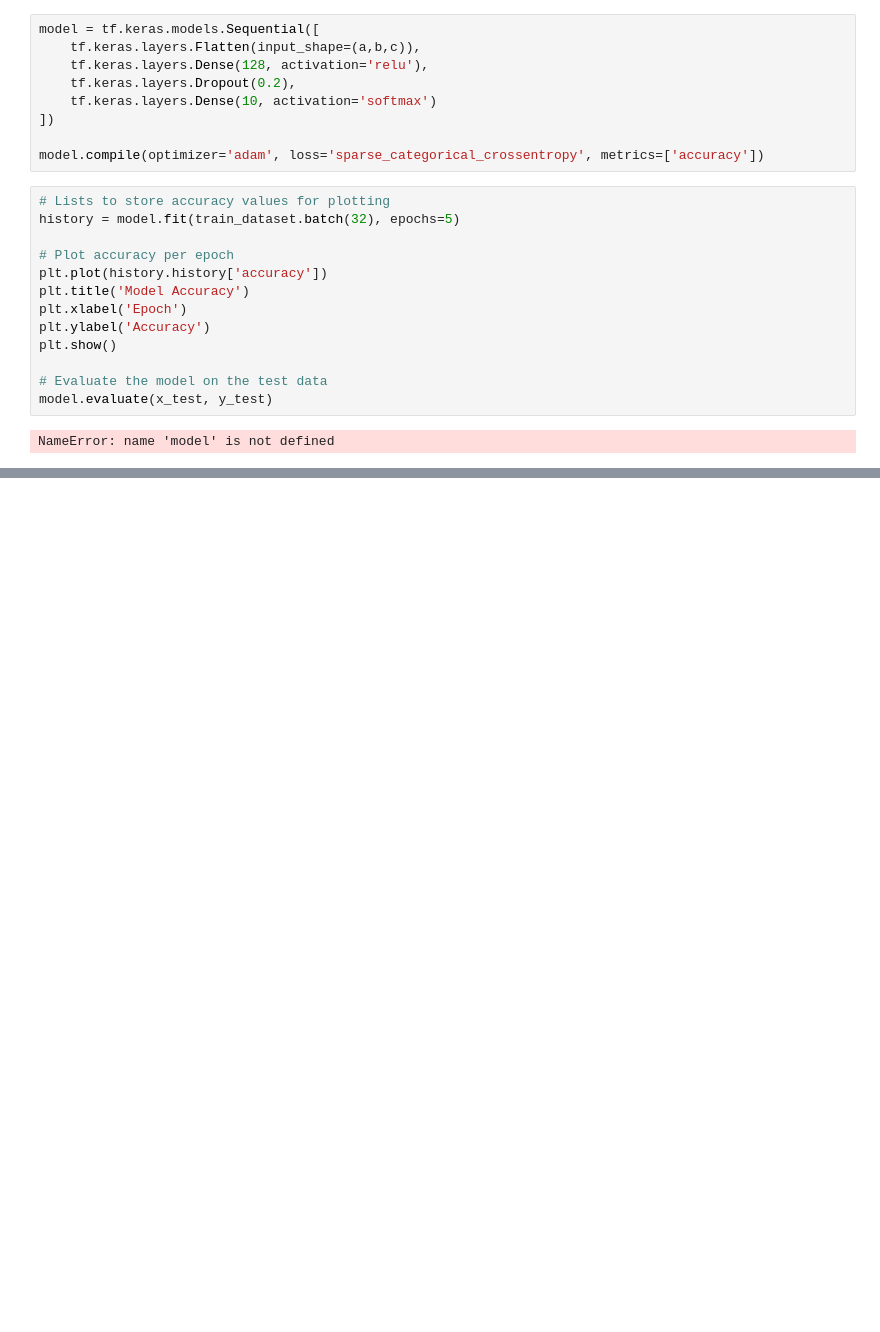
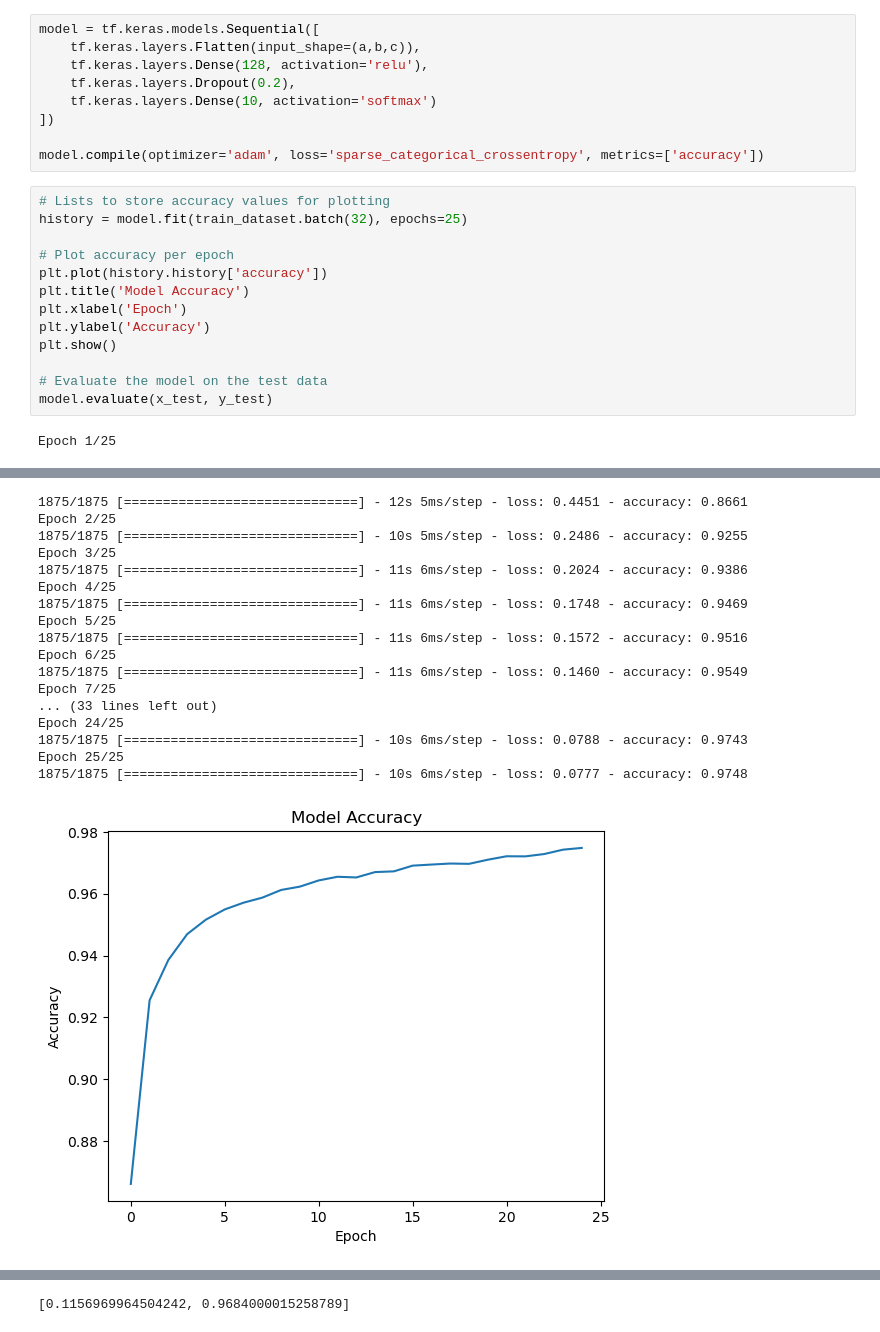
Before and after one commit to Eniark698/Machine-Learning, a Jupyter notebook: Project_svd+cnn/mnist-dataset-without-svd.ipynb, the cells around one changed output, grey strips where cells are left out. Cells and saved outputs as stored; diff of their text form; blank space fills up the shorter version.

```diff
--- a/Project_svd+cnn/mnist-dataset-without-svd.ipynb
+++ b/Project_svd+cnn/mnist-dataset-without-svd.ipynb
@@ -50,7 +81,7 @@ model = tf.keras.models.Sequential([
 model.compile(optimizer='adam', loss='sparse_categorical_crossentropy', metrics=['accuracy'])
 # %%
 # Lists to store accuracy values for plotting
-history = model.fit(train_dataset.batch(32), epochs=5)
+history = model.fit(train_dataset.batch(32), epochs=25)
 
 # Plot accuracy per epoch
 plt.plot(history.history['accuracy'])
@@ -62,4 +93,4 @@ plt.show()
 # Evaluate the model on the test data
 model.evaluate(x_test, y_test)
 # %% [output]
-NameError: name 'model' is not defined
+Epoch 1/25
@@ -65,0 +104,18 @@ NameError: name 'model' is not defined
+1875/1875 [==============================] - 12s 5ms/step - loss: 0.4451 - accuracy: 0.8661
+Epoch 2/25
+1875/1875 [==============================] - 10s 5ms/step - loss: 0.2486 - accuracy: 0.9255
+Epoch 3/25
+1875/1875 [==============================] - 11s 6ms/step - loss: 0.2024 - accuracy: 0.9386
+Epoch 4/25
+1875/1875 [==============================] - 11s 6ms/step - loss: 0.1748 - accuracy: 0.9469
+Epoch 5/25
+1875/1875 [==============================] - 11s 6ms/step - loss: 0.1572 - accuracy: 0.9516
+Epoch 6/25
+1875/1875 [==============================] - 11s 6ms/step - loss: 0.1460 - accuracy: 0.9549
+Epoch 7/25
+... (33 lines left out)
+Epoch 24/25
+1875/1875 [==============================] - 10s 6ms/step - loss: 0.0788 - accuracy: 0.9743
+Epoch 25/25
+1875/1875 [==============================] - 10s 6ms/step - loss: 0.0777 - accuracy: 0.9748
+[figure, added]
@@ -65,0 +125 @@ NameError: name 'model' is not defined
+[0.1156969964504242, 0.9684000015258789]
```
Also changed, not shown: parts of 3 cells of this notebook, 3 other files.
